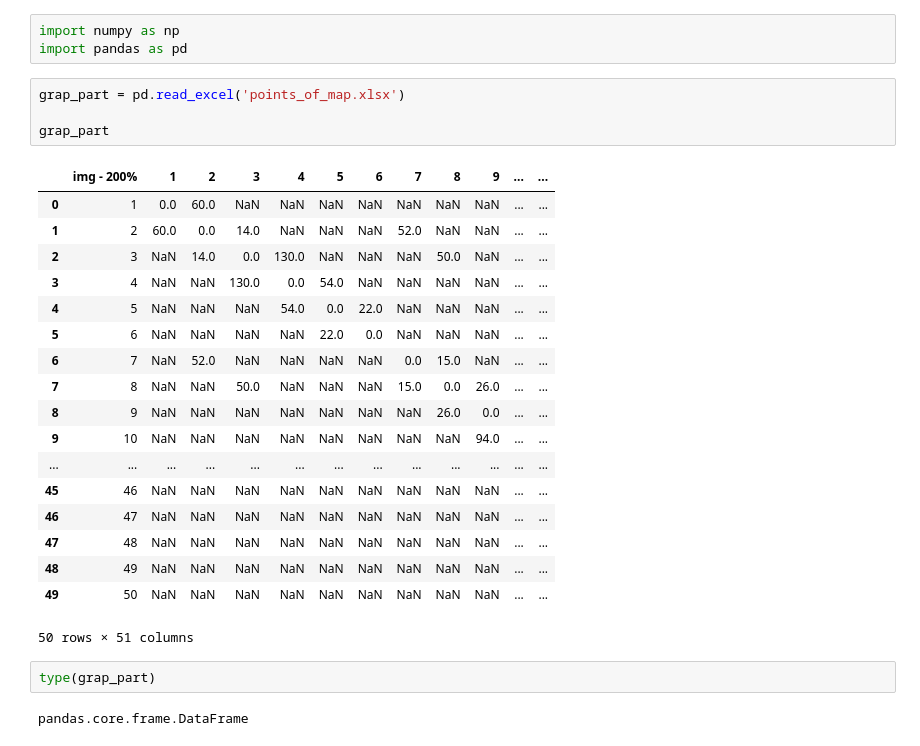
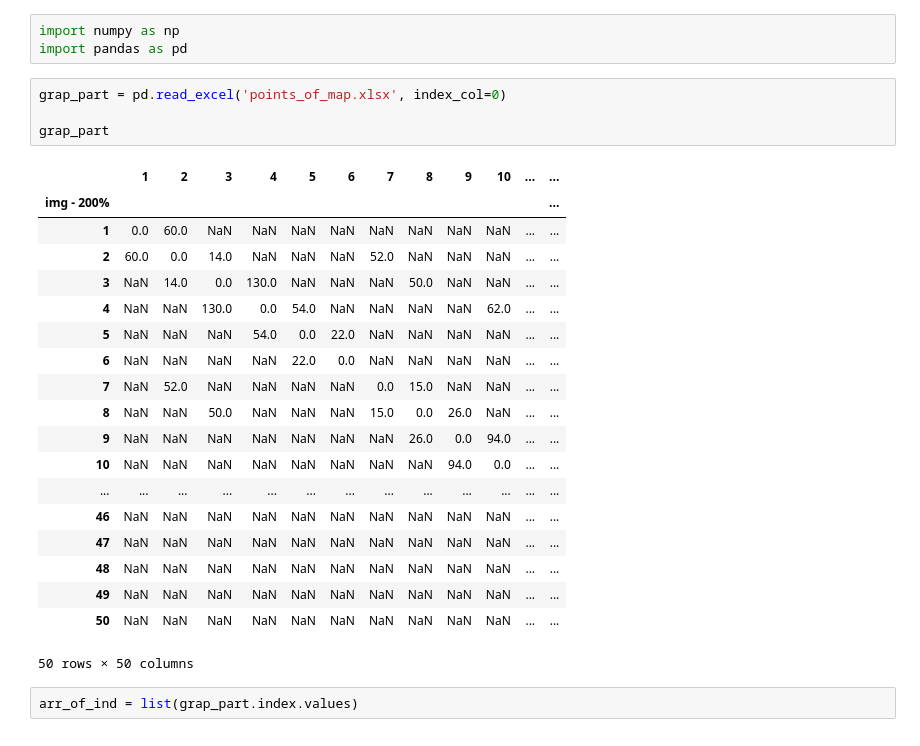
Before and after one commit to urmasa-tar/Algorithms_and_data_structer_labs, a Jupyter notebook: Graph_theory/Format_for_graph.ipynb, the cells around one changed output. Drawn from its saved outputs; the diff is of its cells as text.

```diff
--- a/Graph_theory/Format_for_graph.ipynb
+++ b/Graph_theory/Format_for_graph.ipynb
@@ -2,29 +2,28 @@
 import numpy as np
 import pandas as pd
 # %%
-grap_part = pd.read_excel('points_of_map.xlsx')
+grap_part = pd.read_excel('points_of_map.xlsx', index_col=0)
 
 grap_part
 # %% [output]
-|  | img - 200% | 1 | 2 | 3 | 4 | 5 | 6 | 7 | 8 | 9 | ... | ... |
-| 0 | 1 | 0.0 | 60.0 | NaN | NaN | NaN | NaN | NaN | NaN | NaN | ... | ... |
-| 1 | 2 | 60.0 | 0.0 | 14.0 | NaN | NaN | NaN | 52.0 | NaN | NaN | ... | ... |
-| 2 | 3 | NaN | 14.0 | 0.0 | 130.0 | NaN | NaN | NaN | 50.0 | NaN | ... | ... |
-| 3 | 4 | NaN | NaN | 130.0 | 0.0 | 54.0 | NaN | NaN | NaN | NaN | ... | ... |
-| 4 | 5 | NaN | NaN | NaN | 54.0 | 0.0 | 22.0 | NaN | NaN | NaN | ... | ... |
-| 5 | 6 | NaN | NaN | NaN | NaN | 22.0 | 0.0 | NaN | NaN | NaN | ... | ... |
-| 6 | 7 | NaN | 52.0 | NaN | NaN | NaN | NaN | 0.0 | 15.0 | NaN | ... | ... |
-| 7 | 8 | NaN | NaN | 50.0 | NaN | NaN | NaN | 15.0 | 0.0 | 26.0 | ... | ... |
-| 8 | 9 | NaN | NaN | NaN | NaN | NaN | NaN | NaN | 26.0 | 0.0 | ... | ... |
-| 9 | 10 | NaN | NaN | NaN | NaN | NaN | NaN | NaN | NaN | 94.0 | ... | ... |
+|  | 1 | 2 | 3 | 4 | 5 | 6 | 7 | 8 | 9 | 10 | ... | ... |
+| img - 200% |  |  |  |  |  |  |  |  |  |  |  | ... |
+| 1 | 0.0 | 60.0 | NaN | NaN | NaN | NaN | NaN | NaN | NaN | NaN | ... | ... |
+| 2 | 60.0 | 0.0 | 14.0 | NaN | NaN | NaN | 52.0 | NaN | NaN | NaN | ... | ... |
+| 3 | NaN | 14.0 | 0.0 | 130.0 | NaN | NaN | NaN | 50.0 | NaN | NaN | ... | ... |
+| 4 | NaN | NaN | 130.0 | 0.0 | 54.0 | NaN | NaN | NaN | NaN | 62.0 | ... | ... |
+| 5 | NaN | NaN | NaN | 54.0 | 0.0 | 22.0 | NaN | NaN | NaN | NaN | ... | ... |
+| 6 | NaN | NaN | NaN | NaN | 22.0 | 0.0 | NaN | NaN | NaN | NaN | ... | ... |
+| 7 | NaN | 52.0 | NaN | NaN | NaN | NaN | 0.0 | 15.0 | NaN | NaN | ... | ... |
+| 8 | NaN | NaN | 50.0 | NaN | NaN | NaN | 15.0 | 0.0 | 26.0 | NaN | ... | ... |
+| 9 | NaN | NaN | NaN | NaN | NaN | NaN | NaN | 26.0 | 0.0 | 94.0 | ... | ... |
+| 10 | NaN | NaN | NaN | NaN | NaN | NaN | NaN | NaN | 94.0 | 0.0 | ... | ... |
 | ... | ... | ... | ... | ... | ... | ... | ... | ... | ... | ... | ... | ... |
-| 45 | 46 | NaN | NaN | NaN | NaN | NaN | NaN | NaN | NaN | NaN | ... | ... |
-| 46 | 47 | NaN | NaN | NaN | NaN | NaN | NaN | NaN | NaN | NaN | ... | ... |
-| 47 | 48 | NaN | NaN | NaN | NaN | NaN | NaN | NaN | NaN | NaN | ... | ... |
-| 48 | 49 | NaN | NaN | NaN | NaN | NaN | NaN | NaN | NaN | NaN | ... | ... |
-| 49 | 50 | NaN | NaN | NaN | NaN | NaN | NaN | NaN | NaN | NaN | ... | ... |
+| 46 | NaN | NaN | NaN | NaN | NaN | NaN | NaN | NaN | NaN | NaN | ... | ... |
+| 47 | NaN | NaN | NaN | NaN | NaN | NaN | NaN | NaN | NaN | NaN | ... | ... |
+| 48 | NaN | NaN | NaN | NaN | NaN | NaN | NaN | NaN | NaN | NaN | ... | ... |
+| 49 | NaN | NaN | NaN | NaN | NaN | NaN | NaN | NaN | NaN | NaN | ... | ... |
+| 50 | NaN | NaN | NaN | NaN | NaN | NaN | NaN | NaN | NaN | NaN | ... | ... |
-50 rows × 51 columns
+50 rows × 50 columns
-# %%
-type(grap_part)
-# %% [output]
-pandas.core.frame.DataFrame
+# %%
+arr_of_ind = list(grap_part.index.values)
```
Also changed, not shown: parts of 1 cell of this notebook.
